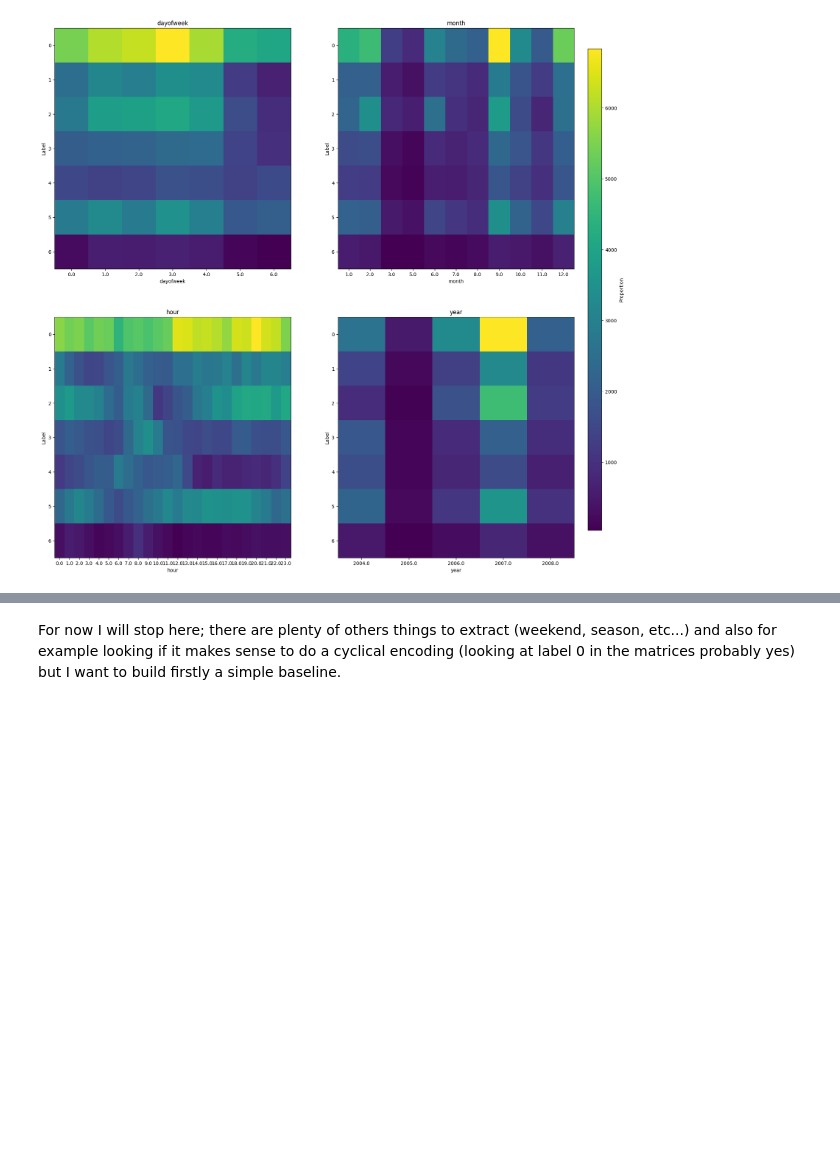
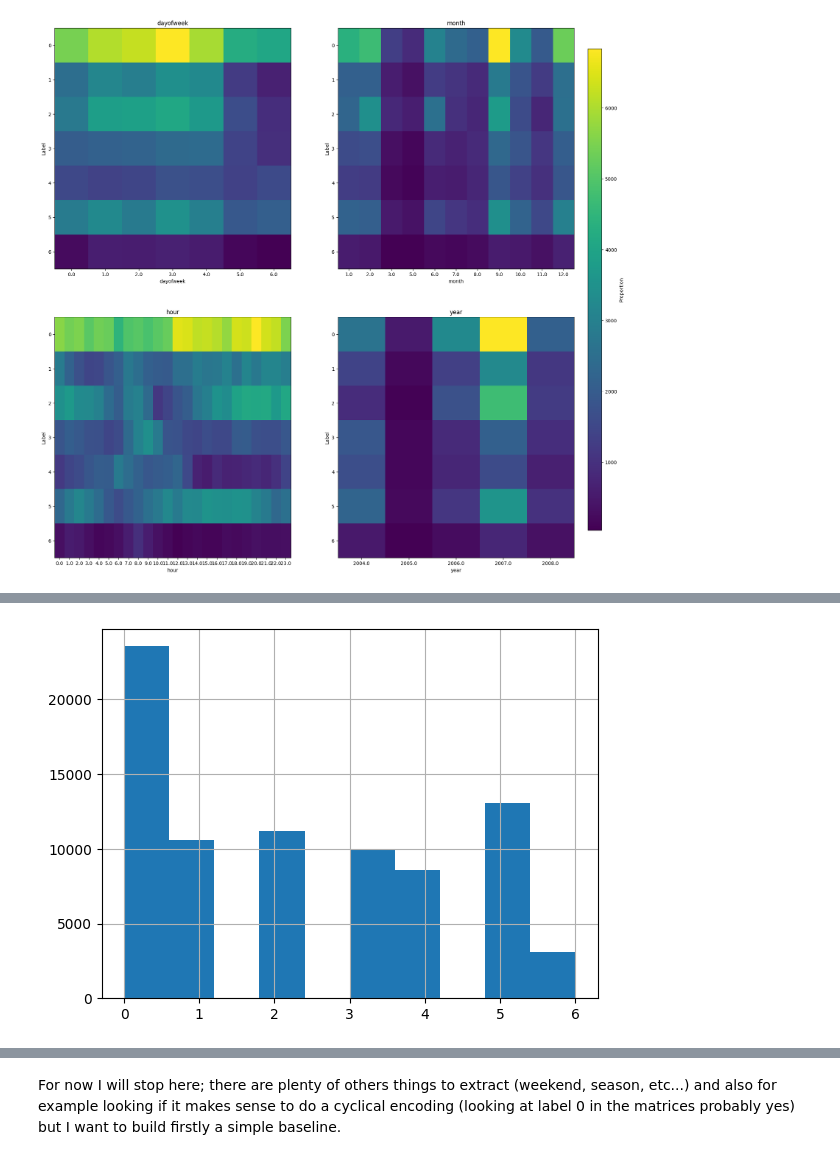
Before and after one commit to g-orlandi/NewsClassifier, a Jupyter notebook: notebooks/time_feat_eng.ipynb, the cells around one changed output, grey strips where cells are left out. Saved outputs shown, nothing was run; the diff lists cells and outputs as text; code cells hidden in the pictures; blank space fills up the shorter version.

```diff
--- a/notebooks/02_time_feat_eng.ipynb
+++ b/notebooks/time_feat_eng.ipynb
@@ -132,0 +154,4 @@ Very small values of p-value means that a correlation do exist, so I will keep t
+# %%
+news_df['label'].hist();
+# %% [output]
+[figure, added]
```
Also changed, not shown: parts of 10 cells of this notebook, 13 other files.
